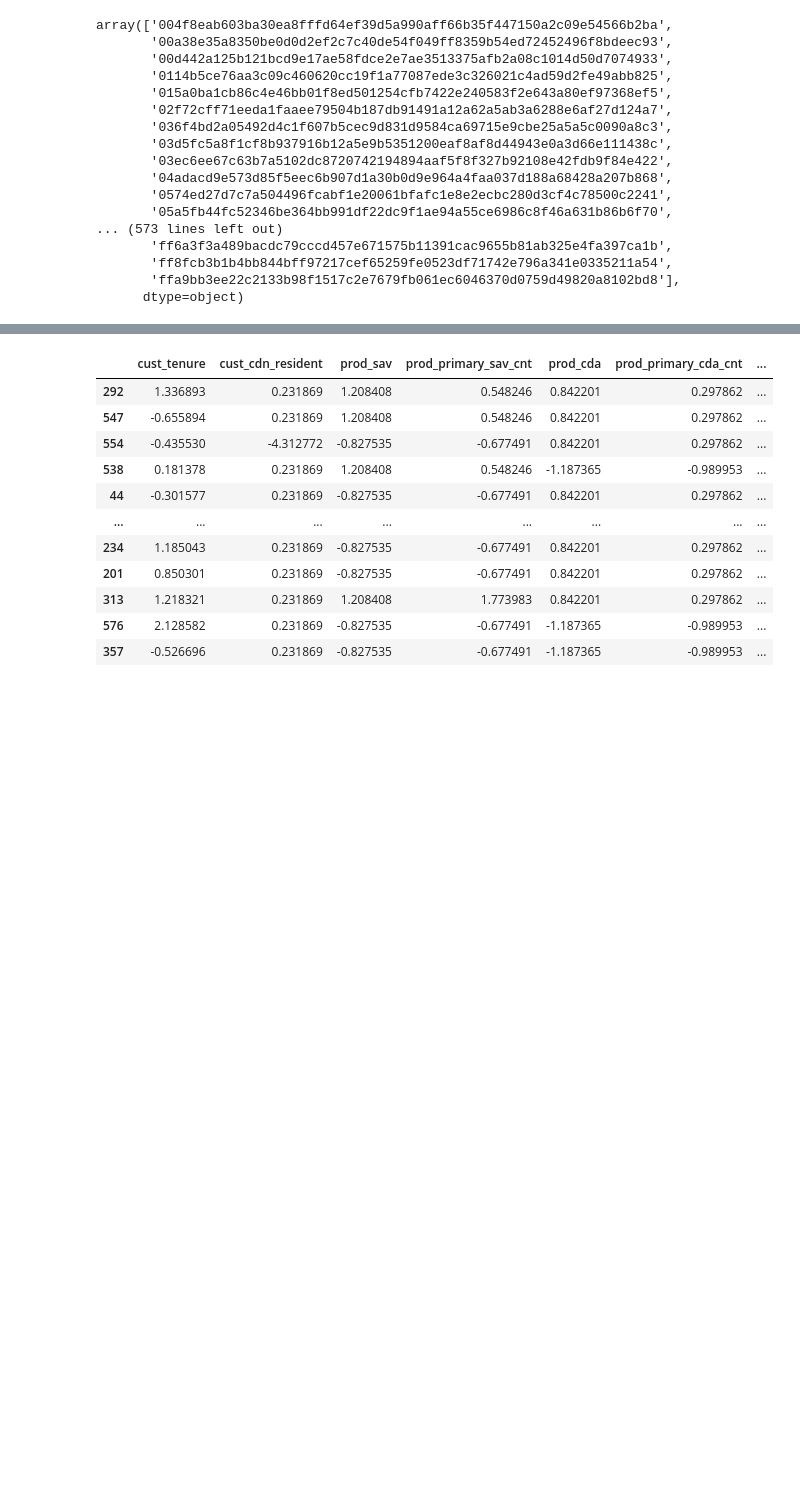
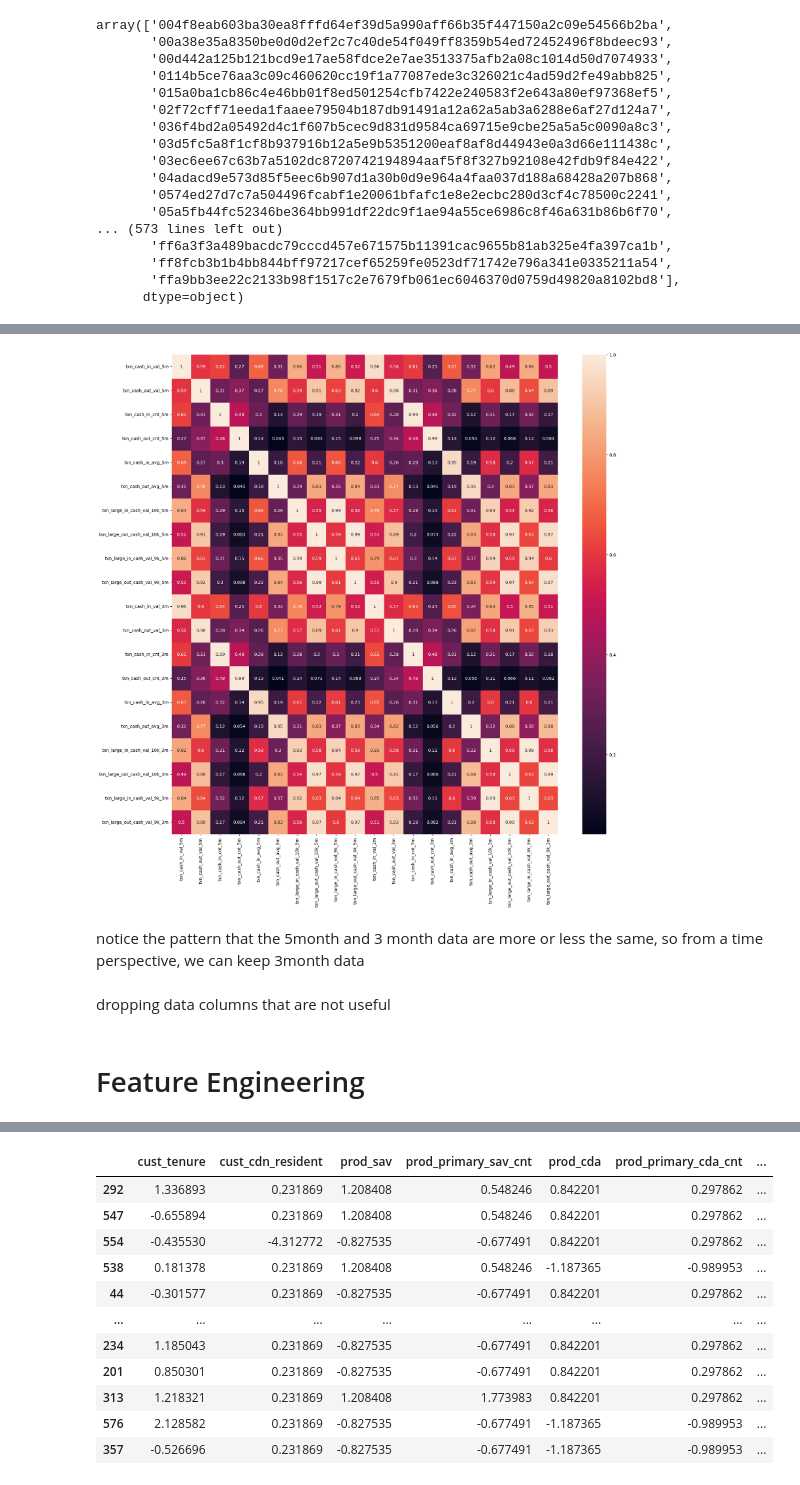
Before and after one commit to kaiwenShen/AML_modelling, a Jupyter notebook: AML_ml.ipynb, the cells around one changed output, grey strips where cells are left out. Drawn from its saved outputs; the diff is of its cells as text; code cells hidden in the pictures; blank space fills up the shorter version.

Commit message:
5 features engineering

```diff
--- a/AML_ml.ipynb
+++ b/AML_ml.ipynb
@@ -74,0 +97,12 @@ array(['004f8eab603ba30ea8fffd64ef39d5a990aff66b35f447150a2c09e54566b2ba',
+# %%
+#plot heatmap for cash related columns
+import seaborn as sns
+plt.figure(figsize=(20,20))
+sns.heatmap(data.iloc[:,24:44].corr(), annot=True)
+plt.show()
+# %% [output]
+[figure, added]
+# %% [markdown]
+notice the pattern that the 5month and 3 month data are more or less the same, so from a time perspective, we can keep 3month data
+# %% [markdown]
+dropping data columns that are not useful
@@ -74,0 +111,2 @@ array(['004f8eab603ba30ea8fffd64ef39d5a990aff66b35f447150a2c09e54566b2ba',
+# %% [markdown]
+# Feature Engineering
```
Also changed, not shown: parts of 31 cells of this notebook, 1 other file.
